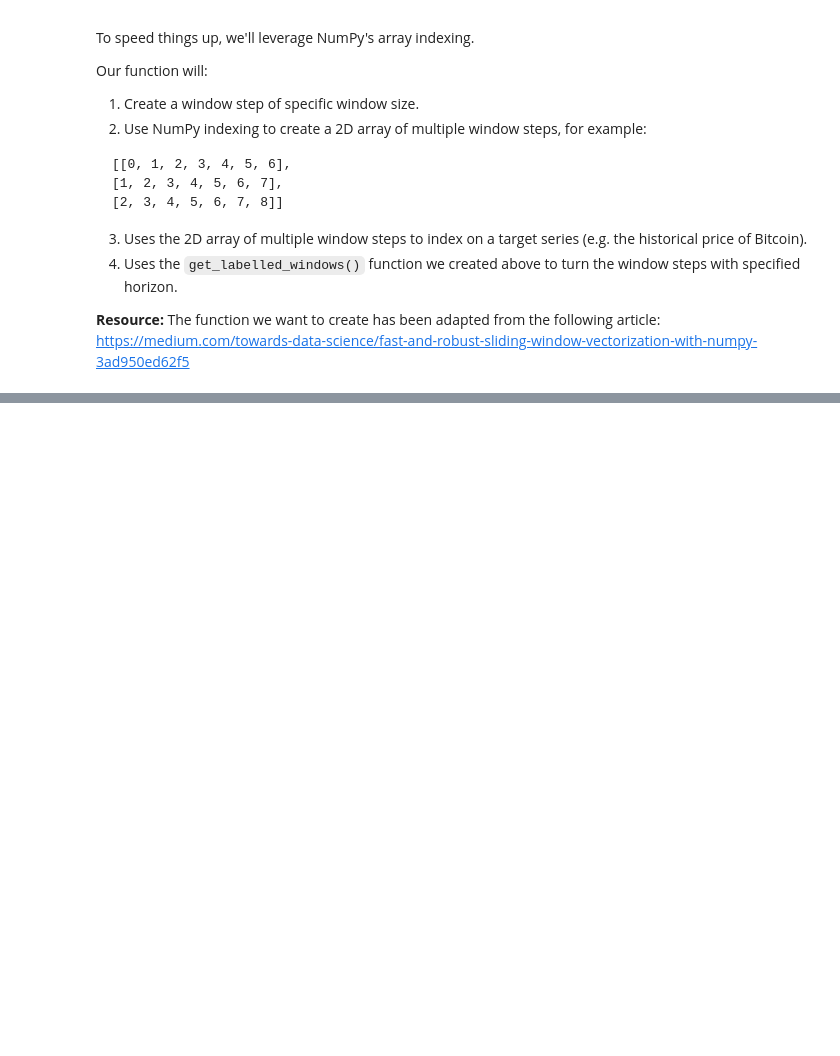
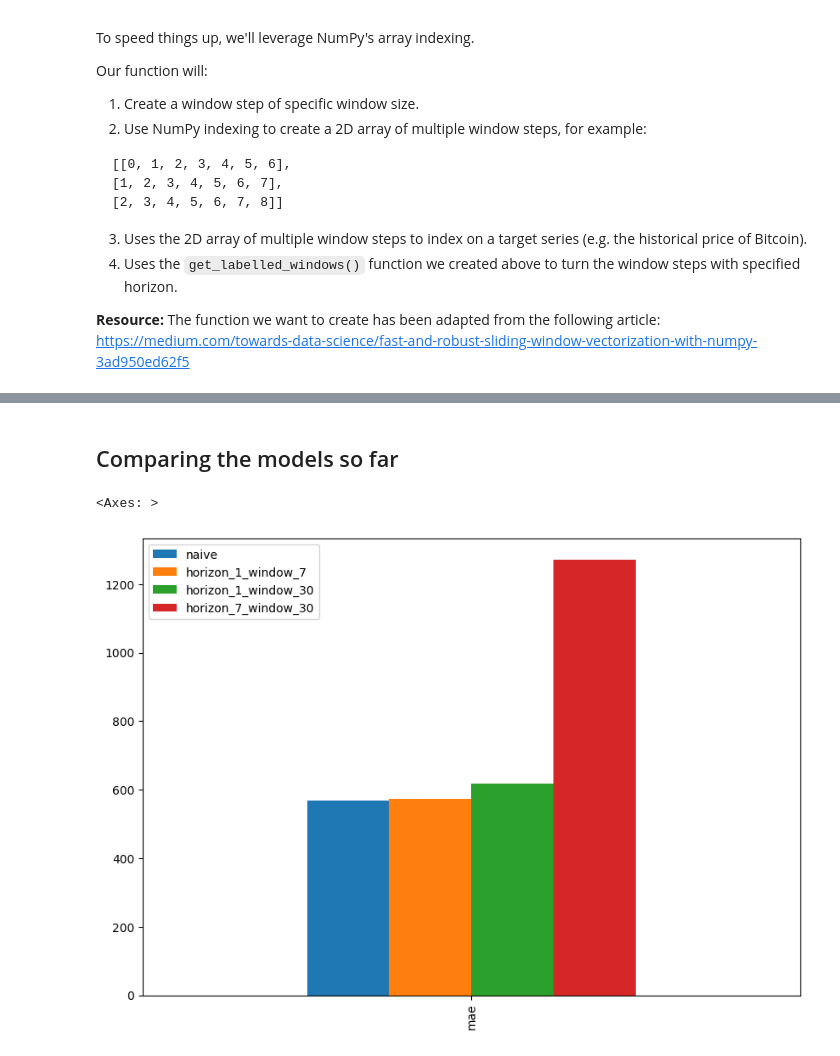
Before and after one commit to ntshtn/Tensorflow_Deep_Learning, a Jupyter notebook: 10_time_series_forecasting_with_tensorflow.ipynb, the cells around one changed output, grey strips where cells are left out. Drawn from its saved outputs; the diff is of its cells as text; code cells hidden in the pictures; blank space fills up the shorter version.

```diff
--- a/10_time_series_forecasting_with_tensorflow.ipynb
+++ b/10_time_series_forecasting_with_tensorflow.ipynb
@@ -451,0 +861,32 @@ Our function will:
+# %%
+# Create a function to take in model predictions and truth values and return evaluation metrics
+def evaluate_pred(y_true, y_pred):
+  # Make sure float32 datatype (for metric calculation)
+  y_true = tf.cast(y_true, dtype=tf.float32)
+  y_pred = tf.cast(y_pred, dtype=tf.float32)
+
+  # Calculate various evaluation metrics
+  mae = tf.keras.metrics.mae(y_true, y_pred)
+  mse = tf.keras.metrics.mse(y_true, y_pred)
+  rmse = tf.sqrt(mse)
+  mape = tf.keras.metrics.mape(y_true, y_pred)
+  mase = mean_absolute_scaled_error(y_true, y_pred)
+
+  # Account for different sized metrics (for longer horizons, we want to reduce metrics to a single value)
+  if mae.ndim > 0:
+    mae = tf.reduce_mean(mae)
+    mse = tf.reduce_mean(mse)
+    rmse = tf.reduce_mean(rmse)
+    mape = tf.reduce_mean(mape)
+    mase = tf.reduce_mean(mase)
+
+  return {"mae": mae.numpy(),
+          "mse": mse.numpy(),
+          "rmse": rmse.numpy(),
+          "mape": mape.numpy(),
+          "mase": mase.numpy()}
+# %%
+# Get model 3 results aggregated to single values
+model_3_results = evaluate_pred(y_true=tf.squeeze(test_labels),
+                                y_pred=model_3_preds)
+model_3_results, naive_results
@@ -451,0 +915,10 @@ Our function will:
+# %% [markdown]
+## Comparing the models so far
+# %%
+pd.DataFrame({"naive": naive_results["mae"],
+              "horizon_1_window_7": model_1_results["mae"],
+              "horizon_1_window_30": model_2_results["mae"],
+              "horizon_7_window_30": model_3_results["mae"]}, index=["mae"]).plot(figsize=(10,7), kind="bar")
+# %% [output]
+<Axes: >
+[figure, added]
```
Also changed, not shown: parts of 70 cells of this notebook.
